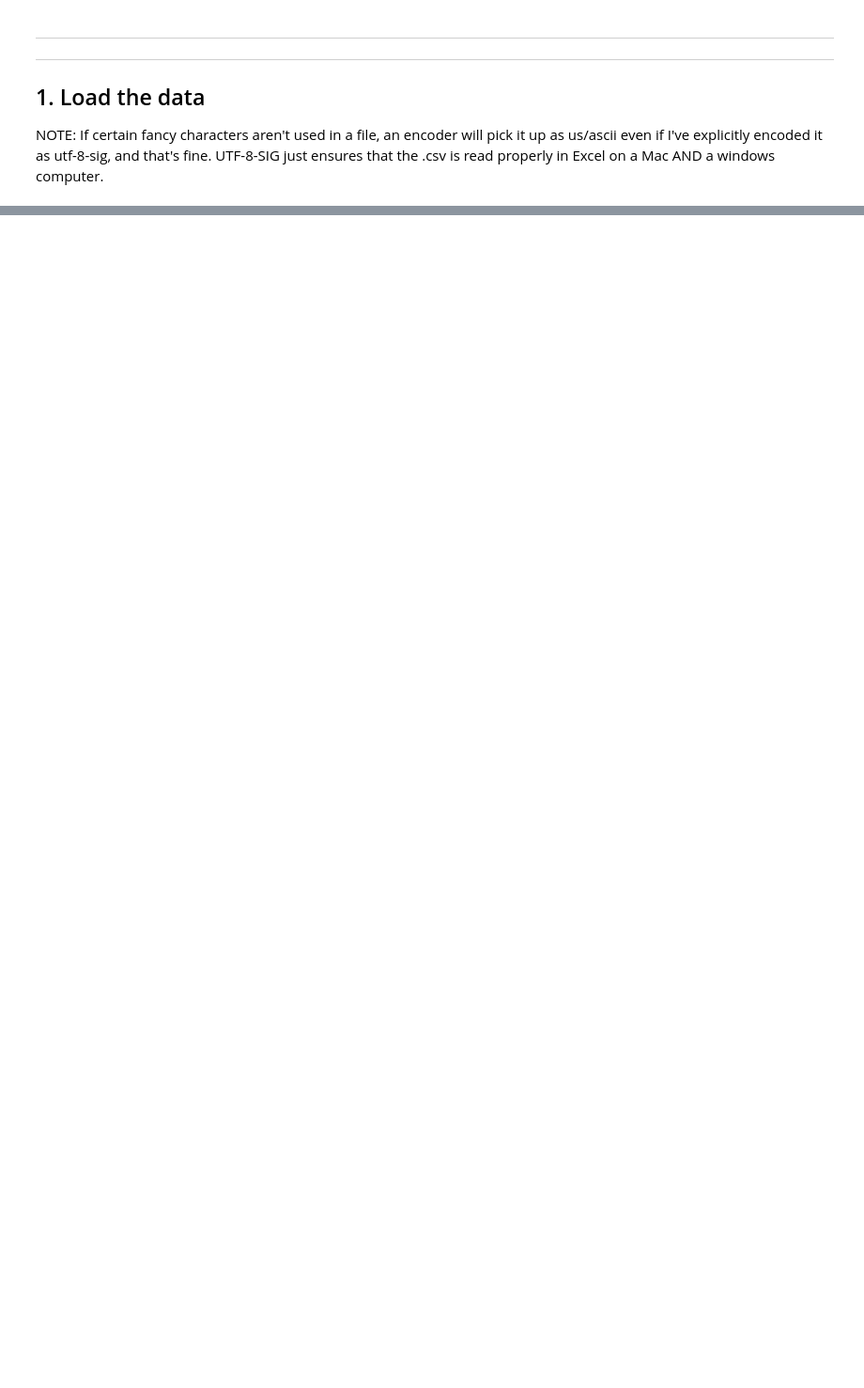
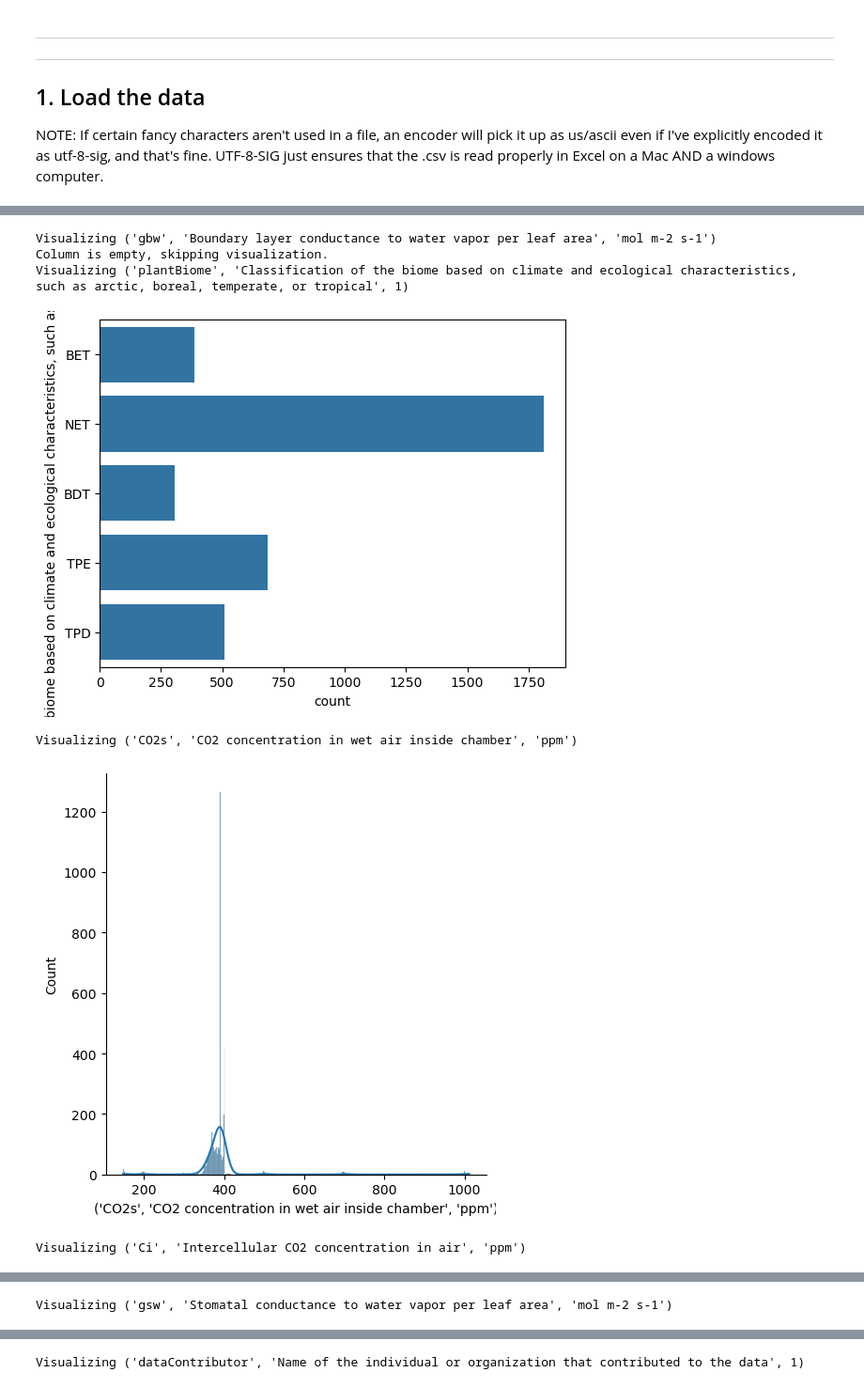
Before and after one commit to msteckle/leaf_gas_exchange_database, a Jupyter notebook: notebooks/anderegg_2018.ipynb, the cells around one changed output, grey strips where cells are left out. Shown at 94% size. Drawn from its saved outputs; the diff is of its cells as text; code cells hidden in the pictures; blank space fills up the shorter version.

```diff
--- a/notebooks/anderegg_2018.ipynb
+++ b/notebooks/anderegg_2018.ipynb
@@ -88,0 +364,5 @@ data
+# %%
+# Load and set encoding of the lookup table
+lookup_table = pd.read_csv(f'../data/temp/headers/{filename}_headers_lookup.csv', encoding='utf-8-sig')
+lookup_table = funcs.encode_dataframe_values(lookup_table)
+lookup_table.head(3)
@@ -88,0 +422,17 @@ data
+# %%
+# Standardize variable/description but keep original unit
+lookup_dict = lookup_table.set_index(['variable', 'description', 'unit']).to_dict('index')
+standard_data = funcs.standardize_headers(data_norm, lookup_dict)
+# %%
+# this file was manually curated based on info from _variables csvs
+column_standards = pd.read_csv('../data/supp/columns_of_interest.csv')
+
+# Use Unicode escape codes for clarity
+mu = '\u03BC'  # Greek small letter mu (μ)
+micro = '\u00B5'  # Micro sign (µ)
+column_standards = column_standards.replace({mu: micro}, regex=True)
+
+# set encoding to match our data
+column_standards = funcs.encode_dataframe_values(column_standards)
+column_standards.drop_duplicates(inplace=True)
+column_standards
@@ -88,0 +457,16 @@ data
+# %%
+# Create the set of tuples from column_standards
+valid_columns = set(zip(column_standards['standard_variable'], column_standards['standard_description']))
+
+# Extract the tuples from the first two rows of the multi-header columns in standard_data
+multi_header_tuples = [
+    (standard_data.columns.get_level_values(0)[i], standard_data.columns.get_level_values(1)[i])
+    for i in range(len(standard_data.columns))
+]
+
+# Subselect columns in standard_data whose tuples match the valid_columns set
+selected_columns = [col for col, header_tuple in zip(standard_data.columns, multi_header_tuples) if header_tuple in valid_columns]
+
+# Create a new DataFrame with the selected columns
+filtered_standard_data = standard_data[selected_columns]
+filtered_standard_data.head(3)
@@ -88,0 +481,13 @@ data
+# %%
+# Iterate over filtered_standard_data columns and visualize
+for col in filtered_standard_data.columns:
+    print(f"Visualizing {col}")
+    funcs.visualize_all_columns(filtered_standard_data[col])
+# %% [output]
+Visualizing ('gbw', 'Boundary layer conductance to water vapor per leaf area', 'mol m-2 s-1')
+Column is empty, skipping visualization.
+Visualizing ('plantBiome', 'Classification of the biome based on climate and ecological characteristics, such as arctic, boreal, temperate, or tropical', 1)
+[figure, added]
+Visualizing ('CO2s', 'CO2 concentration in wet air inside chamber', 'ppm')
+[figure, added]
+Visualizing ('Ci', 'Intercellular CO2 concentration in air', 'ppm')
@@ -88,0 +495 @@ data
+Visualizing ('gsw', 'Stomatal conductance to water vapor per leaf area', 'mol m-2 s-1')
@@ -88,0 +497 @@ data
+Visualizing ('dataContributor', 'Name of the individual or organization that contributed to the data', 1)
```
Also changed, not shown: parts of 99 cells of this notebook, 4 other files.
